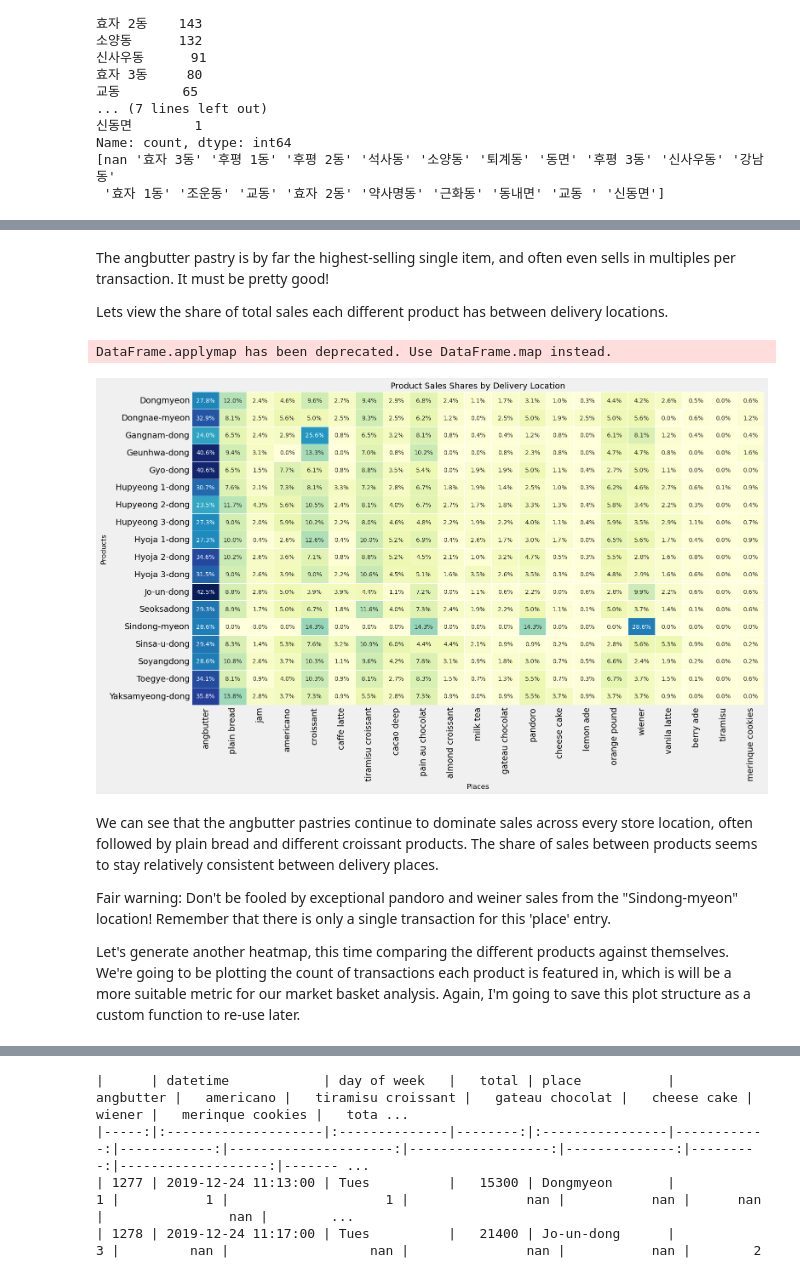
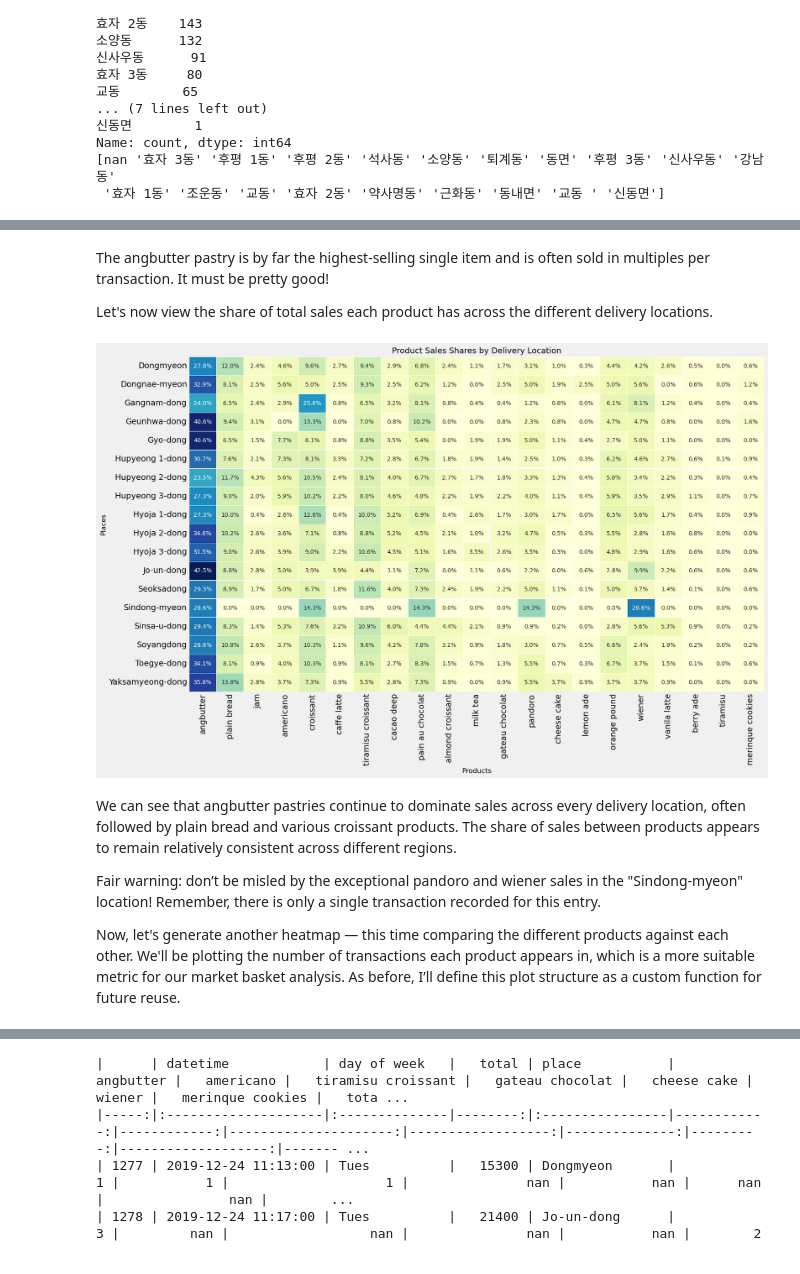
Before and after one commit to bryantjay/Portfolio, a Jupyter notebook: Korean Bakery Market Basket Analysis/market_basket_analysis.ipynb, the cells around one changed output, grey strips where cells are left out. Cells and saved outputs as stored; diff of their text form; code cells hidden in the pictures.

```diff
--- a/Korean Bakery Market Basket Analysis/market_basket_analysis.ipynb
+++ b/Korean Bakery Market Basket Analysis/market_basket_analysis.ipynb
@@ -560,38 +589,36 @@ sales_plot(bakery_data, product_columns)
 # %% [markdown]
-The angbutter pastry is by far the highest-selling single item, and often even sells in multiples per transaction. It must be pretty good!
+The angbutter pastry is by far the highest-selling single item and is often sold in multiples per transaction. It must be pretty good!
 
-Lets view the share of total sales each different product has between delivery locations.
+Let's now view the share of total sales each product has across the different delivery locations.
 # %%
-# 1. Group the data by 'place' and sum the quantities for each product
+# Total product sales per place
 product_place_data = bakery_data.groupby('place')[product_columns].sum()
 
-# 2. Normalize each row by dividing by the row total to get the percentage of total sales per store
+# Convert to percent-of-whole calculation, per each place location
 product_place_data_percentage = product_place_data.div(product_place_data.sum(axis=1), axis=0) * 100
 
-# 3. Create the heatmap
+# Initialize figure
 plt.figure(figsize=(16, 10))  # Increase the figure dimensions
 
-# Create custom annotations with percentage suffix
+# Data labels
 annot = product_place_data_percentage.round(2).applymap(lambda x: f"{x:.1f}%")
 
-# Create the heatmap
+# Plot heatmap
 sns.heatmap(product_place_data_percentage, annot=annot, cmap="YlGnBu", linewidths=0.5, annot_kws={'size': 10}, fmt='', cbar=False)
 
-# 4. Set labels and title
-plt.xlabel('Places', fontsize=12)
-plt.ylabel('Products', fontsize=12)
+# Axis labels and title
+plt.xlabel('Products', fontsize=12)
+plt.ylabel('Places', fontsize=12)
 plt.title('Product Sales Shares by Delivery Location', fontsize=14)
 
-# 5. Show the plot
-plt.tight_layout()
+# Show plot
 plt.show()
 # %% [output]
-DataFrame.applymap has been deprecated. Use DataFrame.map instead.
-[figure, old version]
+[figure, new version]
 # %% [markdown]
-We can see that the angbutter pastries continue to dominate sales across every store location, often followed by plain bread and different croissant products. The share of sales between products seems to stay relatively consistent between delivery places.
+We can see that angbutter pastries continue to dominate sales across every delivery location, often followed by plain bread and various croissant products. The share of sales between products appears to remain relatively consistent across different regions.
 
-Fair warning: Don't be fooled by exceptional pandoro and weiner sales from the "Sindong-myeon" location! Remember that there is only a single transaction for this 'place' entry.
+Fair warning: don’t be misled by the exceptional pandoro and wiener sales in the "Sindong-myeon" location! Remember, there is only a single transaction recorded for this entry.
 
-Let's generate another heatmap, this time comparing the different products against themselves. We're going to be plotting the count of transactions each product is featured in, which is will be a more suitable metric for our market basket analysis. Again, I'm going to save this plot structure as a custom function to re-use later.
+Now, let's generate another heatmap — this time comparing the different products against each other. We'll be plotting the number of transactions each product appears in, which is a more suitable metric for our market basket analysis. As before, I’ll define this plot structure as a custom function for future reuse.
 # %%
```
Also changed, not shown: parts of 78 cells of this notebook.
